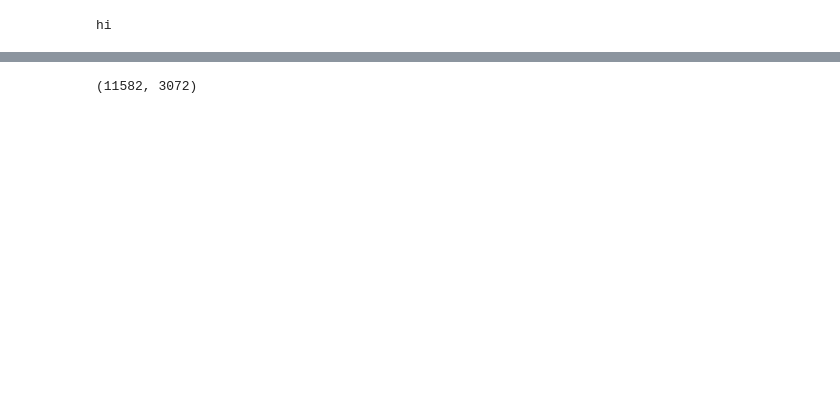
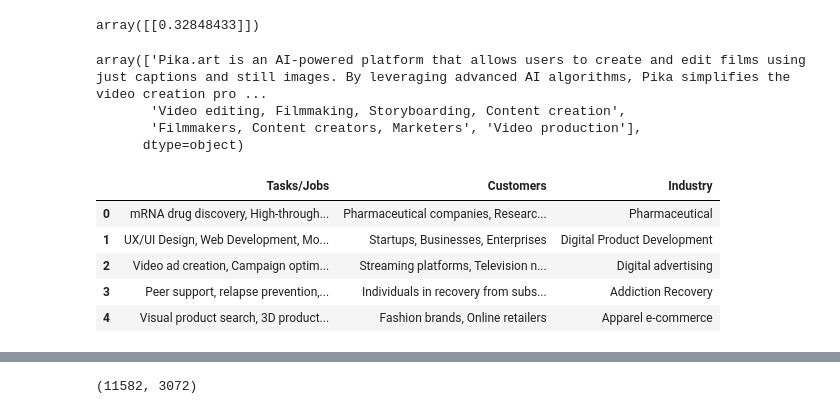
Before and after one commit to Julia-Susser/AI-Startup-Impact-on-US-Labor-Economy-via-Task-Automation, a Jupyter notebook: src/onet_mapping.ipynb, the cells around one changed output, grey strips where cells are left out. Drawn from its saved outputs; the diff is of its cells as text; code cells hidden in the pictures; blank space fills up the shorter version.

```diff
--- a/src/onet_mapping.ipynb
+++ b/src/onet_mapping.ipynb
@@ -10,9 +10,30 @@ import time
 # from lemmatize import lemmatize
 x_chat = chatGPT()
 x_gemini = gemini()
-print('hi')
-# %% [output]
-hi
+# %%
+a = "A filmmaker uses Pika to experiment with different visual styles for a short film, generating multiple variations of scenes with different camera angles and lighting effects based on a script and concept art."
+b = "Film and Video Editors that edit and combine video footage, sound recordings, and graphics into a final product."
+a = x_chat.get_embedding(a)
+b = x_chat.get_embedding(b)
+cosine_similarity([a],[b])
+# %% [output]
+array([[0.32848433]])
+# %%
+df2[["generated_description","Tasks/Jobs","Customers","Industry"]].iloc[0].values
+# %% [output]
+array(['Pika.art is an AI-powered platform that allows users to create and edit films using just captions and still images. By leveraging advanced AI algorithms, Pika simplifies the video creation pro ...
+       'Video editing, Filmmaking, Storyboarding, Content creation',
+       'Filmmakers, Content creators, Marketers', 'Video production'],
+      dtype=object)
+# %%
+df[["Tasks/Jobs","Customers","Industry"]].head()
+# %% [output]
+|  | Tasks/Jobs | Customers | Industry |
+| 0 | mRNA drug discovery, High-through... | Pharmaceutical companies, Researc... | Pharmaceutical |
+| 1 | UX/UI Design, Web Development, Mo... | Startups, Businesses, Enterprises | Digital Product Development |
+| 2 | Video ad creation, Campaign optim... | Streaming platforms, Television n... | Digital advertising |
+| 3 | Peer support, relapse prevention,... | Individuals in recovery from subs... | Addiction Recovery |
+| 4 | Visual product search, 3D product... | Fashion brands, Online retailers | Apparel e-commerce |
 # %%
 df = pd.read_csv('../output/df_with_examples.csv')
 df = df.dropna(subset=["Example1"])
```
Also changed, not shown: parts of 3 cells of this notebook, 7 other files.
